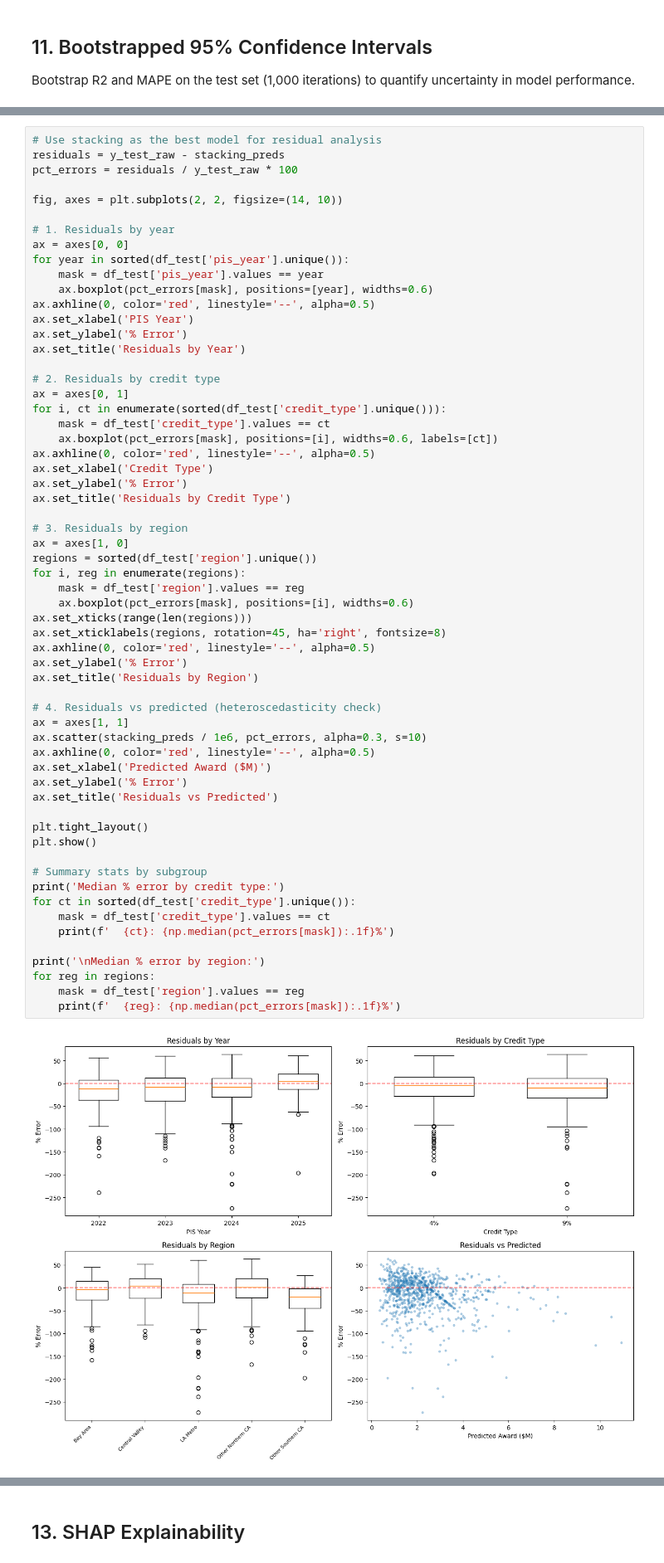
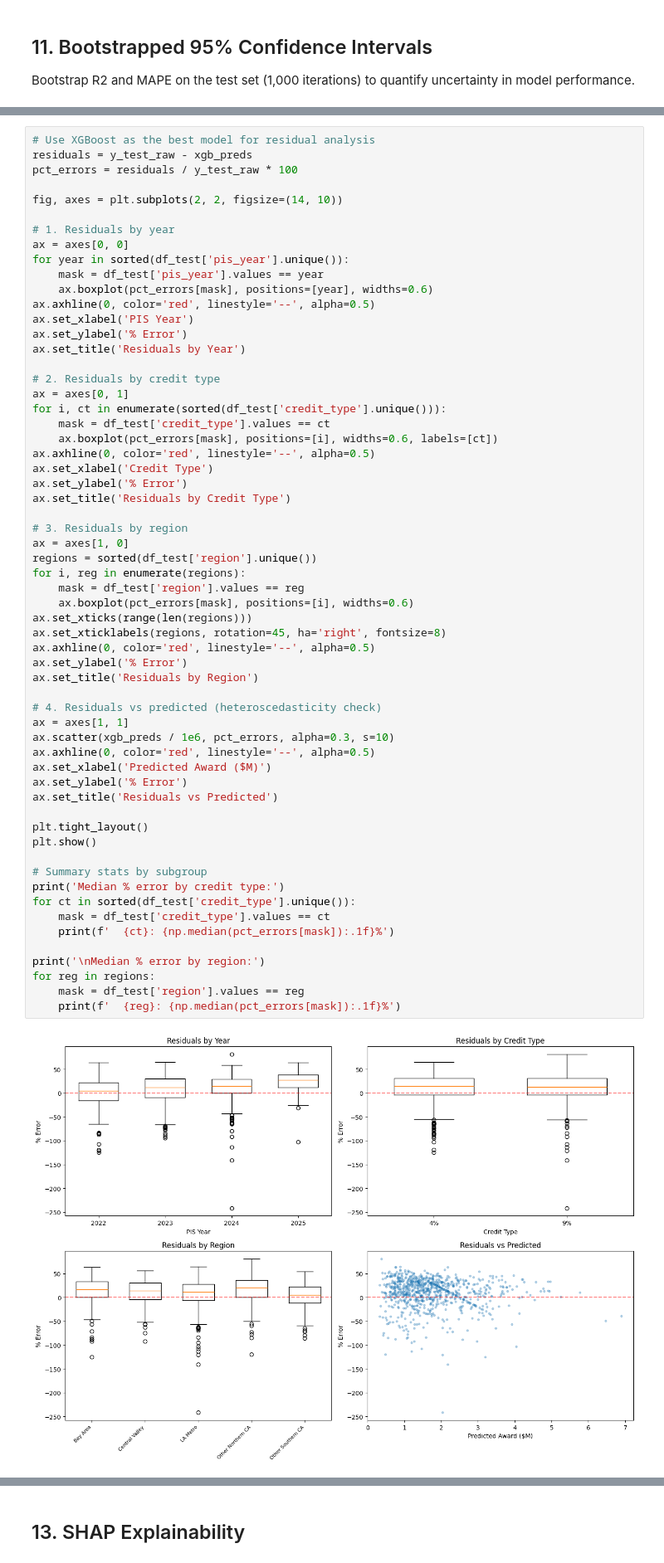
Before and after one commit to lilhuang15/ca-affordable-housing-tax-credit-intelligence, a Jupyter notebook: data/04_modeling.ipynb, the cells around one changed output, grey strips where cells are left out. Shown at 83% size. Drawn from its saved outputs; the diff is of its cells as text.

```diff
--- a/data/04_modeling.ipynb
+++ b/data/04_modeling.ipynb
@@ -390,6 +509,6 @@ Analyze residuals from the best model (Stacking) by year, credit type, region, a
 # %%
-# Use stacking as the best model for residual analysis
-residuals = y_test_raw - stacking_preds
+# Use XGBoost as the best model for residual analysis
+residuals = y_test_raw - xgb_preds
 pct_errors = residuals / y_test_raw * 100
 
 fig, axes = plt.subplots(2, 2, figsize=(14, 10))
@@ -420,33 +539,33 @@ regions = sorted(df_test['region'].unique())
 for i, reg in enumerate(regions):
     mask = df_test['region'].values == reg
     ax.boxplot(pct_errors[mask], positions=[i], widths=0.6)
 ax.set_xticks(range(len(regions)))
 ax.set_xticklabels(regions, rotation=45, ha='right', fontsize=8)
 ax.axhline(0, color='red', linestyle='--', alpha=0.5)
 ax.set_ylabel('% Error')
 ax.set_title('Residuals by Region')
 
 # 4. Residuals vs predicted (heteroscedasticity check)
 ax = axes[1, 1]
-ax.scatter(stacking_preds / 1e6, pct_errors, alpha=0.3, s=10)
+ax.scatter(xgb_preds / 1e6, pct_errors, alpha=0.3, s=10)
 ax.axhline(0, color='red', linestyle='--', alpha=0.5)
 ax.set_xlabel('Predicted Award ($M)')
 ax.set_ylabel('% Error')
 ax.set_title('Residuals vs Predicted')
 
 plt.tight_layout()
 plt.show()
 
 # Summary stats by subgroup
 print('Median % error by credit type:')
 for ct in sorted(df_test['credit_type'].unique()):
     mask = df_test['credit_type'].values == ct
     print(f'  {ct}: {np.median(pct_errors[mask]):.1f}%')
 
 print('\nMedian % error by region:')
 for reg in regions:
     mask = df_test['region'].values == reg
     print(f'  {reg}: {np.median(pct_errors[mask]):.1f}%')
 # %% [output]
-[figure, old version]
+[figure, new version]
 Median % error by credit type:
```
Also changed, not shown: parts of 27 cells of this notebook, 7 other files.
